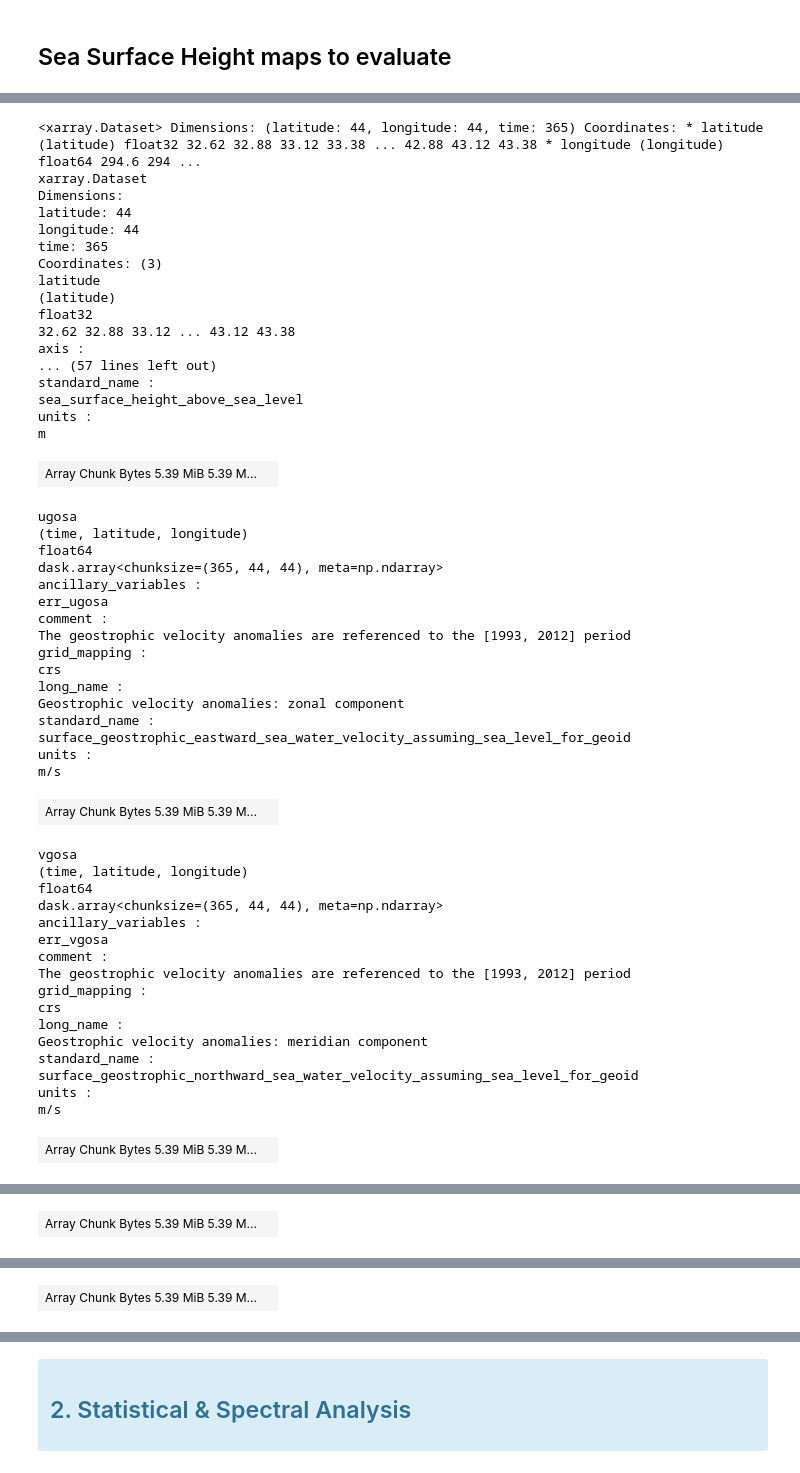
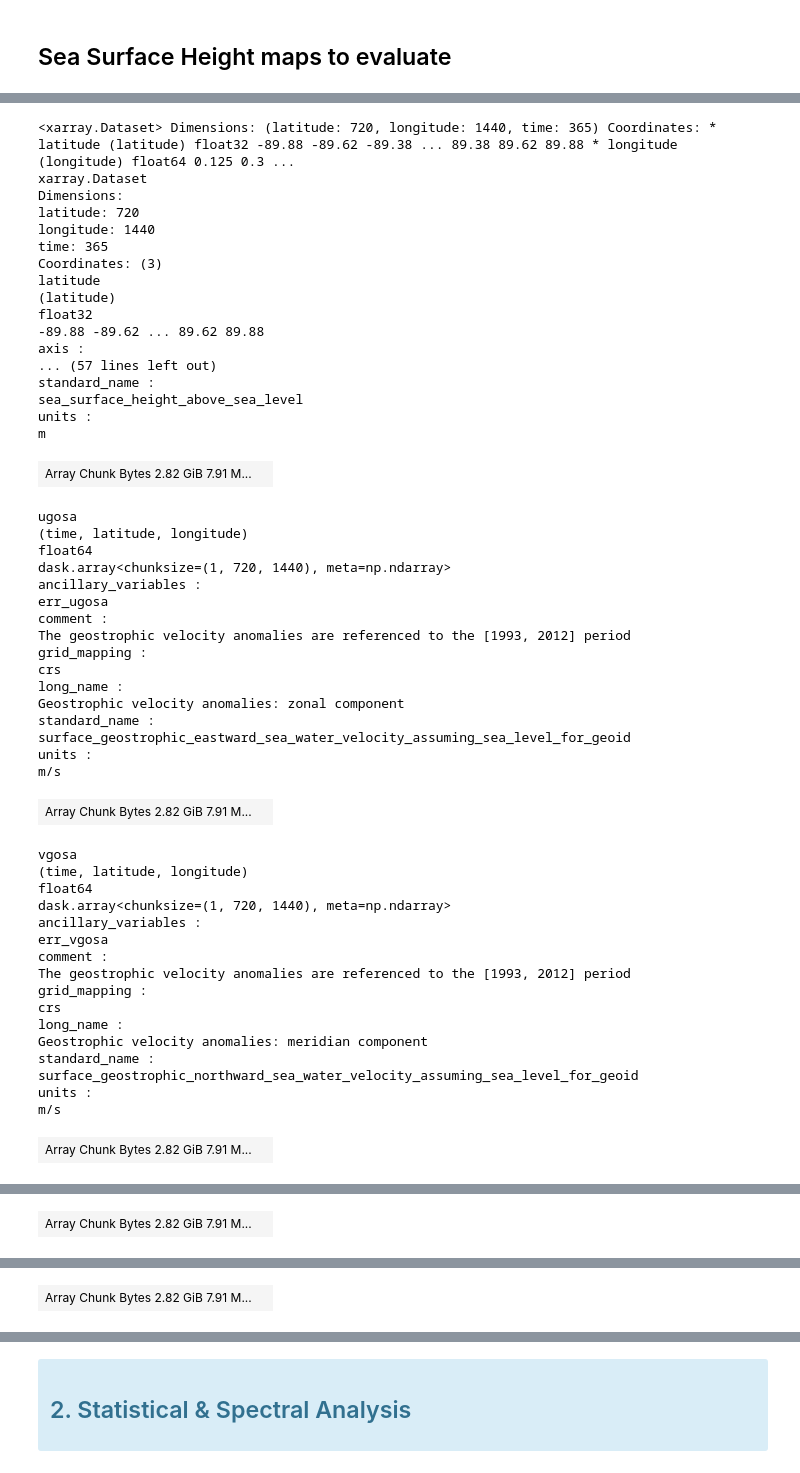
Before and after one commit to ocean-data-challenges/2023a_SSH_mapping_OSE, a Jupyter notebook: docs/source/gallery/ssh_scores_DUACS_geos_GS.ipynb, the cells around one changed output, grey strips where cells are left out. Drawn from its saved outputs; the diff is of its cells as text; code cells hidden in the pictures.

```diff
--- a/docs/source/gallery/ssh_scores_DUACS_geos_GS.ipynb
+++ b/docs/source/gallery/ssh_scores_DUACS_geos_GS.ipynb
@@ -116,7 +107,7 @@ Data variables:
 ## Sea Surface Height maps to evaluate
 # %%
 %%time
-list_of_maps = sorted(glob('../data/maps/DUACS_GS.nc'))
+list_of_maps = sorted(glob('../data/maps/DUACS_global_allsat-alg/*.nc'))
 ds_maps = xr.open_mfdataset(list_of_maps, combine='nested', concat_dim='time')
 ds_maps = ds_maps.sel(time=slice(time_min, time_max))
 ds_maps
@@ -126,25 +117,25 @@ Wall time: 69.9 ms
-<xarray.Dataset> Dimensions: (latitude: 44, longitude: 44, time: 365) Coordinates: * latitude (latitude) float32 32.62 32.88 33.12 33.38 ... 42.88 43.12 43.38 * longitude (longitude) float64 294.6 294 ...
+<xarray.Dataset> Dimensions: (latitude: 720, longitude: 1440, time: 365) Coordinates: * latitude (latitude) float32 -89.88 -89.62 -89.38 ... 89.38 89.62 89.88 * longitude (longitude) float64 0.125 0.3 ...
 xarray.Dataset
 Dimensions:
-latitude: 44
-longitude: 44
+latitude: 720
+longitude: 1440
 time: 365
 Coordinates: (3)
 latitude
 (latitude)
 float32
-32.62 32.88 33.12 ... 43.12 43.38
+-89.88 -89.62 ... 89.62 89.88
 axis :
 ... (57 lines left out)
 standard_name :
 sea_surface_height_above_sea_level
 units :
 m
-| Array Chunk Bytes 5.39 MiB 5.39 M... |  |
+| Array Chunk Bytes 2.82 GiB 7.91 M... |  |
 ugosa
 (time, latitude, longitude)
 float64
-dask.array<chunksize=(365, 44, 44), meta=np.ndarray>
+dask.array<chunksize=(1, 720, 1440), meta=np.ndarray>
 ancillary_variables :
 err_ugosa
 comment :
@@ -157,11 +148,11 @@ standard_name :
 surface_geostrophic_eastward_sea_water_velocity_assuming_sea_level_for_geoid
 units :
 m/s
-| Array Chunk Bytes 5.39 MiB 5.39 M... |  |
+| Array Chunk Bytes 2.82 GiB 7.91 M... |  |
 vgosa
 (time, latitude, longitude)
 float64
-dask.array<chunksize=(365, 44, 44), meta=np.ndarray>
+dask.array<chunksize=(1, 720, 1440), meta=np.ndarray>
 ancillary_variables :
 err_vgosa
 comment :
@@ -174,7 +165,7 @@ standard_name :
 surface_geostrophic_northward_sea_water_velocity_assuming_sea_level_for_geoid
 units :
 m/s
-| Array Chunk Bytes 5.39 MiB 5.39 M... |  |
+| Array Chunk Bytes 2.82 GiB 7.91 M... |  |
 adt
 (time, latitude, longitude)
 float64
@@ -189,7 +180,7 @@ standard_name :
 sea_surface_height_above_geoid
 units :
 m
-| Array Chunk Bytes 5.39 MiB 5.39 M... |  |
+| Array Chunk Bytes 2.82 GiB 7.91 M... |  |
 ugos
 (time, latitude, longitude)
 float64
@@ -202,7 +193,7 @@ standard_name :
 surface_geostrophic_eastward_sea_water_velocity
 units :
 m/s
-| Array Chunk Bytes 5.39 MiB 5.39 M... |  |
+| Array Chunk Bytes 2.82 GiB 7.91 M... |  |
 vgos
 (time, latitude, longitude)
 float64
```
Also changed, not shown: parts of 10 cells of this notebook, 42 other files.
